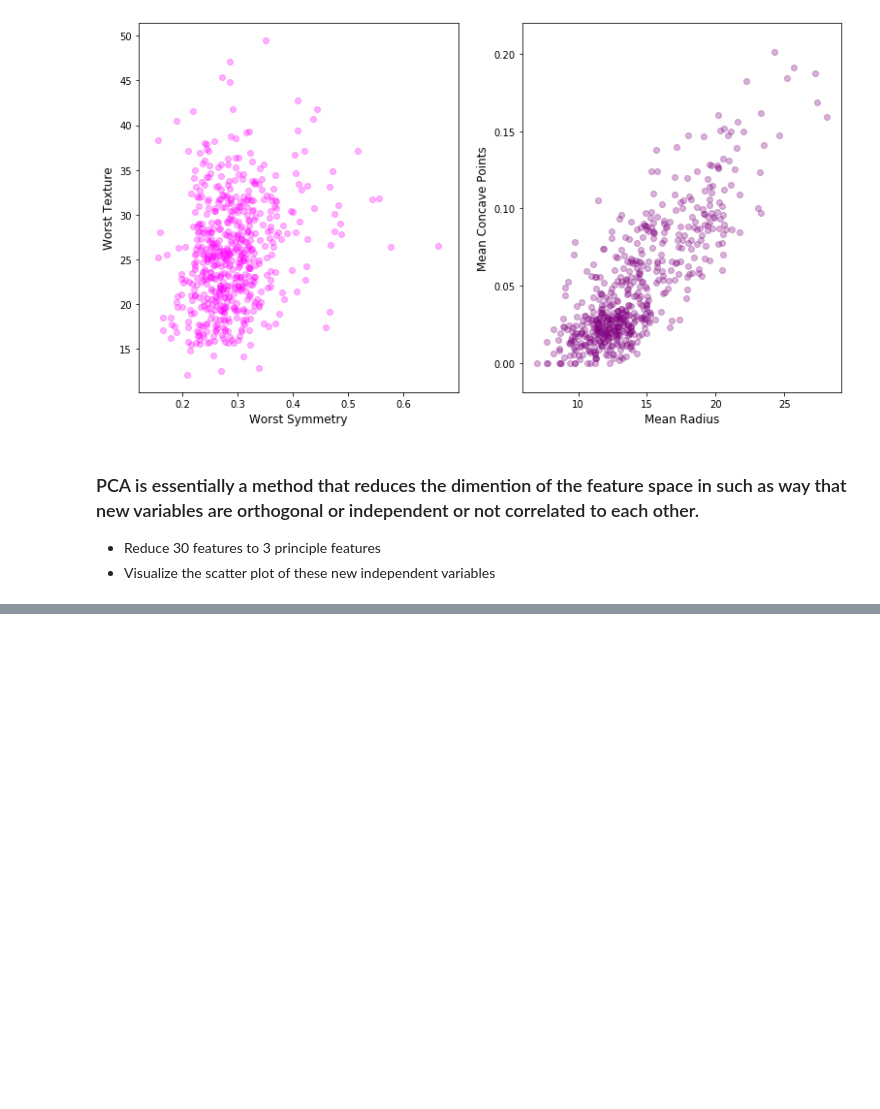
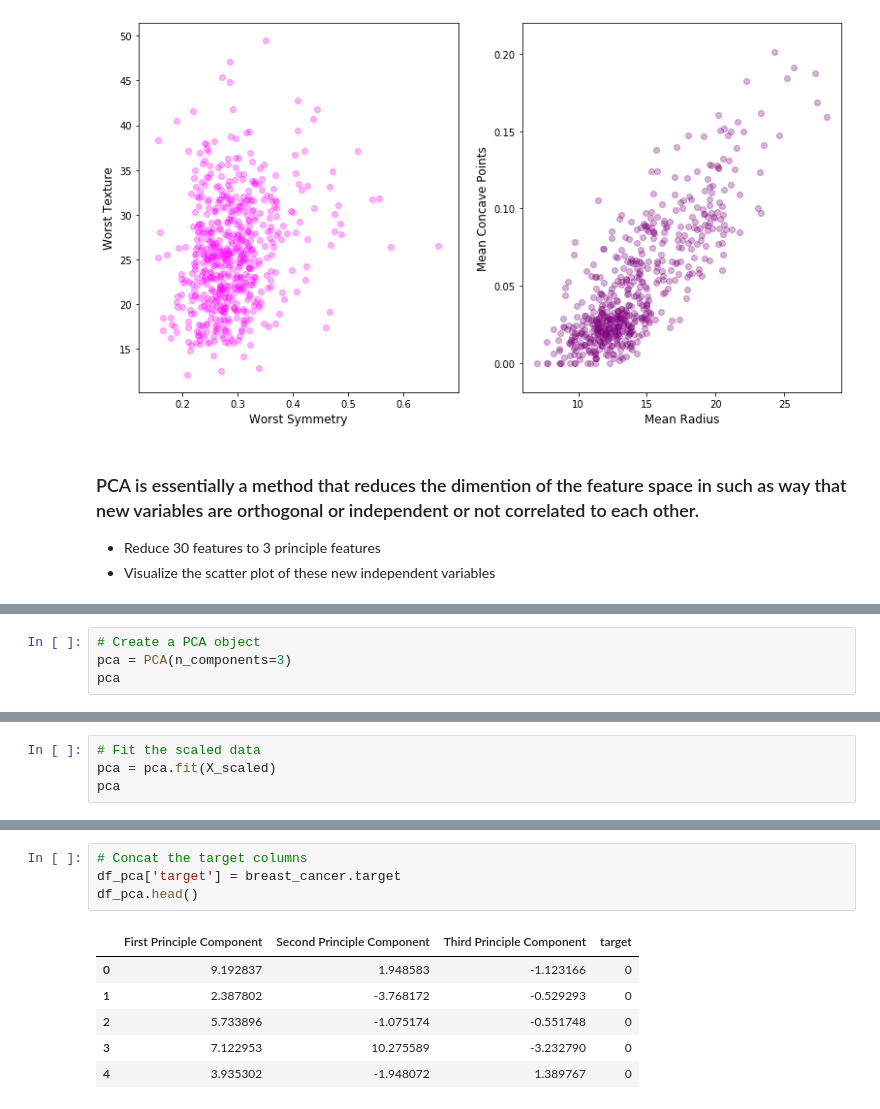
Before and after one commit to Yongliang-Shi/Demo-with-notes, a Jupyter notebook: demo_with_notes_pca.ipynb, the cells around one changed output, grey strips where cells are left out. Drawn from its saved outputs; the diff is of its cells as text; blank space fills up the shorter version.

```diff
--- a/demo_with_notes_pca.ipynb
+++ b/demo_with_notes_pca.ipynb
@@ -181,0 +201,4 @@ plt.show()
+# %%
+# Create a PCA object
+pca = PCA(n_components=3)
+pca
@@ -181,0 +208,4 @@ plt.show()
+# %%
+# Fit the scaled data
+pca = pca.fit(X_scaled)
+pca
@@ -181,0 +255,11 @@ plt.show()
+# %%
+# Concat the target columns
+df_pca['target'] = breast_cancer.target
+df_pca.head()
+# %% [output]
+|  | First Principle Component | Second Principle Component | Third Principle Component | target |
+| 0 | 9.192837 | 1.948583 | -1.123166 | 0 |
+| 1 | 2.387802 | -3.768172 | -0.529293 | 0 |
+| 2 | 5.733896 | -1.075174 | -0.551748 | 0 |
+| 3 | 7.122953 | 10.275589 | -3.232790 | 0 |
+| 4 | 3.935302 | -1.948072 | 1.389767 | 0 |
```
Also changed, not shown: parts of 17 cells of this notebook.
